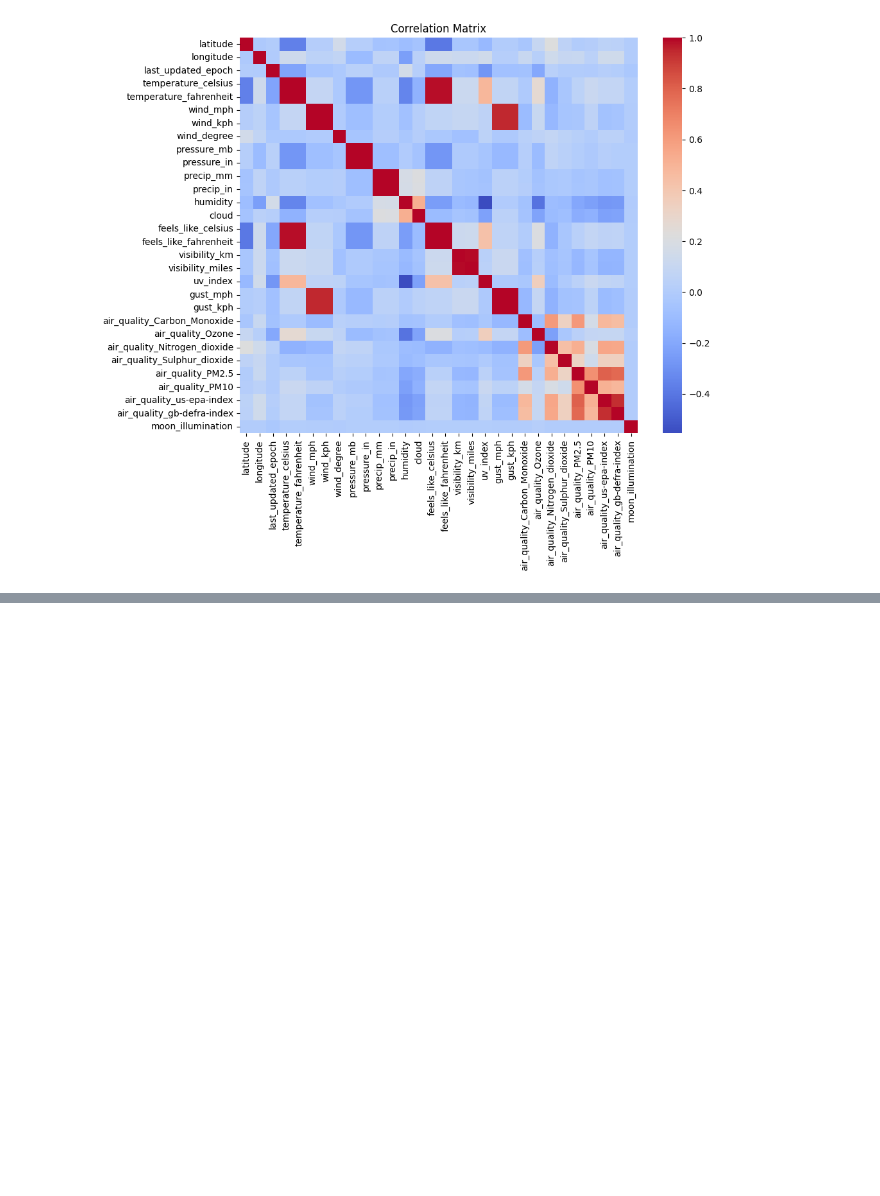
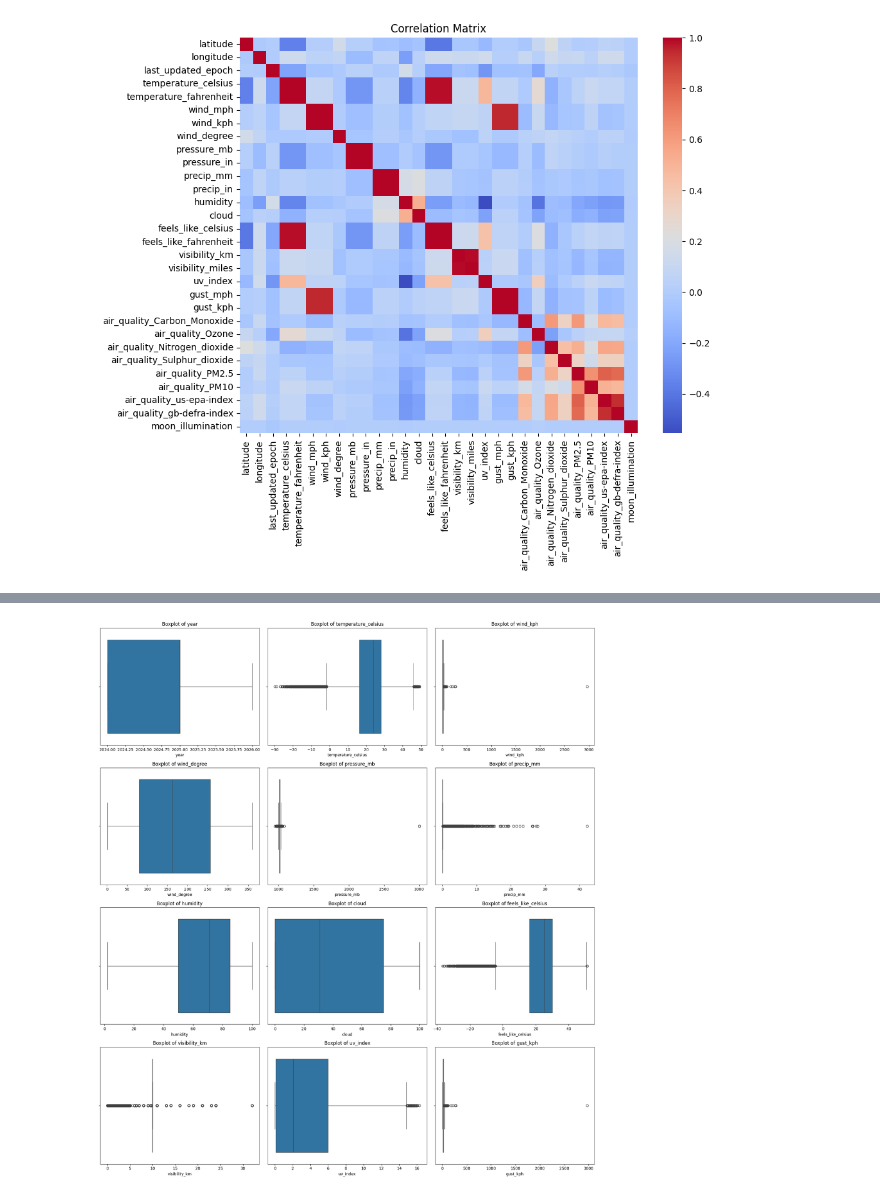
Before and after one commit to leagravellard/Memoire, a Jupyter notebook: notebooks/01_exploration.ipynb, the cells around one changed output, grey strips where cells are left out. Saved outputs shown, nothing was run; the diff lists cells and outputs as text; code cells hidden in the pictures; blank space fills up the shorter version.

```diff
--- a/notebooks/01_exploration.ipynb
+++ b/notebooks/01_exploration.ipynb
@@ -413,0 +547,5 @@ plt.show()
+# %%
+df_2['year'] = df_2['date'].dt.year
+df_2['month'] = df_2['date'].dt.month
+df_2['day'] = df_2['date'].dt.day
+df_2['hour'] = df_2['date'].dt.hour
@@ -413,0 +579,14 @@ plt.show()
+# %%
+cols = list(df_2.columns)
+
+# Position de 'month'
+month_index = cols.index('month')
+
+# On enlève month_name de sa position actuelle
+cols.remove('month_name')
+
+# On l'insère juste après month
+cols.insert(month_index + 1, 'month_name')
+
+# Réorganisation du dataframe
+df_2 = df_2[cols]
@@ -413,0 +602,37 @@ plt.show()
+# %%
+# Sélection des colonnes numériques
+num_cols = df_2.select_dtypes(include=['float64', 'int64', 'int32']).columns
+
+# Variables à exclure
+cols_to_exclude = [
+    'month', 'day', 'hour',
+    'air_quality_Carbon_Monoxide',
+    'air_quality_Ozone',
+    'air_quality_Nitrogen_dioxide',
+    'air_quality_Sulphur_dioxide',
+    'air_quality_PM2.5',
+    'air_quality_PM10'
+]
+
+# Filtrage
+num_cols = [col for col in num_cols if col not in cols_to_exclude]
+
+# Nombre de colonnes par ligne
+n_cols = 3
+n_rows = int(np.ceil(len(num_cols) / n_cols))
+
+fig, axes = plt.subplots(n_rows, n_cols, figsize=(18, 5*n_rows))
+axes = axes.flatten()
+
+for i, col in enumerate(num_cols):
+    sns.boxplot(x=df_2[col], ax=axes[i])
+    axes[i].set_title(f'Boxplot of {col}')
+
+# Supprimer les axes vides
+for j in range(i+1, len(axes)):
+    fig.delaxes(axes[j])
+
+plt.tight_layout()
+plt.show()
+# %% [output]
+[figure, added]
```
Also changed, not shown: parts of 33 cells of this notebook.
